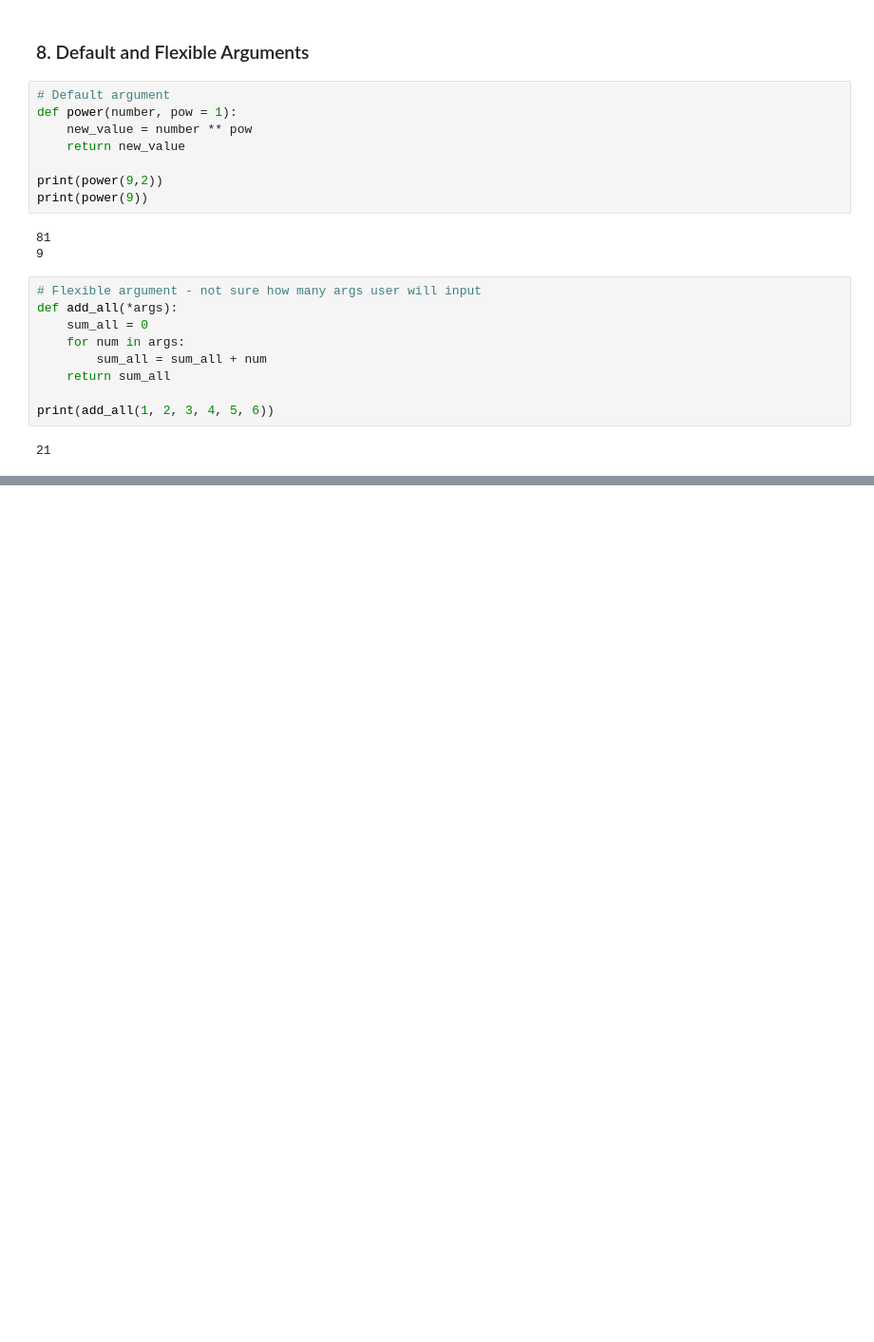
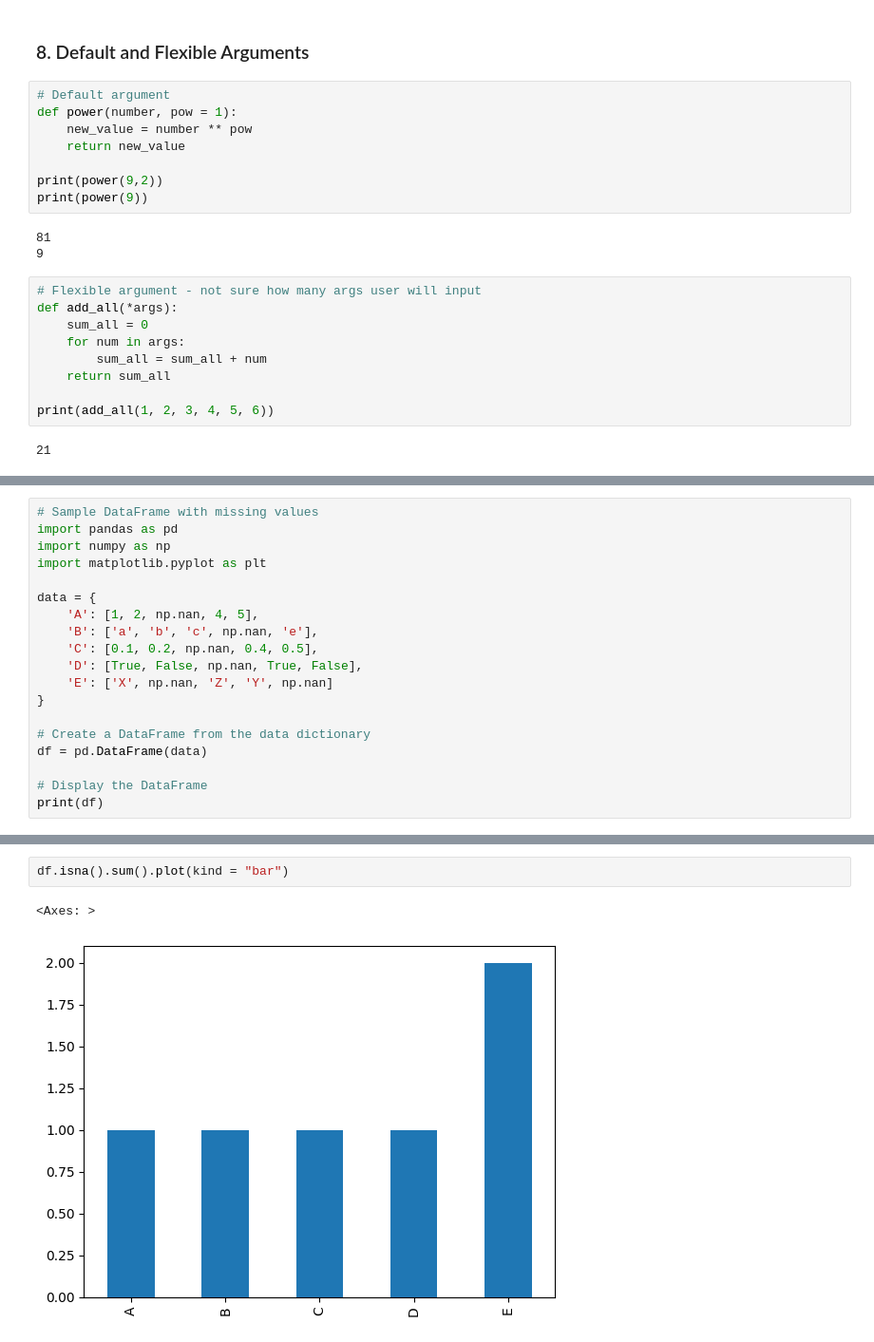
Before and after one commit to naid3n/DataCamp_Courses, a Jupyter notebook: DataCamp_Data_Engineering/DataCamp_DE_Associate_Certificate_Prep/Competency_2_Data_Management_in_Python.ipynb, the cells around one changed output, grey strips where cells are left out. Shown at 95% size. Drawn from its saved outputs; the diff is of its cells as text; blank space fills up the shorter version.

```diff
--- a/DataCamp_Data_Engineering/DataCamp_DE_Associate_Certificate_Prep/Competency_2_Data_Management_in_Python.ipynb
+++ b/DataCamp_Data_Engineering/DataCamp_DE_Associate_Certificate_Prep/Competency_2_Data_Management_in_Python.ipynb
@@ -463,0 +479,19 @@ print(add_all(1, 2, 3, 4, 5, 6))
+# %%
+# Sample DataFrame with missing values
+import pandas as pd
+import numpy as np
+import matplotlib.pyplot as plt
+
+data = {
+    'A': [1, 2, np.nan, 4, 5],
+    'B': ['a', 'b', 'c', np.nan, 'e'],
+    'C': [0.1, 0.2, np.nan, 0.4, 0.5],
+    'D': [True, False, np.nan, True, False],
+    'E': ['X', np.nan, 'Z', 'Y', np.nan]
+}
+
+# Create a DataFrame from the data dictionary
+df = pd.DataFrame(data)
+
+# Display the DataFrame
+print(df)
@@ -463,0 +523,5 @@ print(add_all(1, 2, 3, 4, 5, 6))
+# %%
+df.isna().sum().plot(kind = "bar")
+# %% [output]
+<Axes: >
+[figure, added]
```
Also changed, not shown: parts of 8 cells of this notebook.
